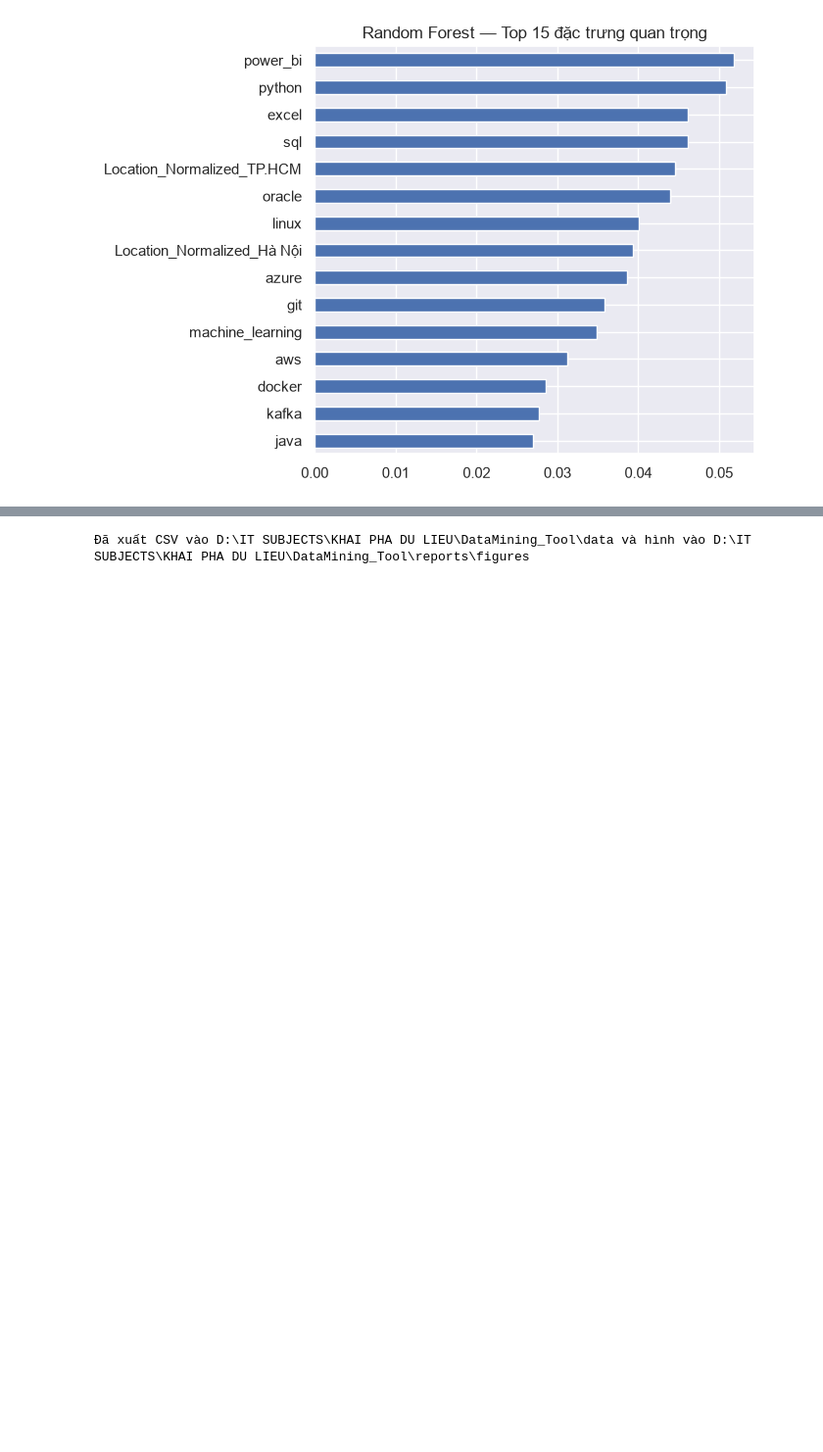
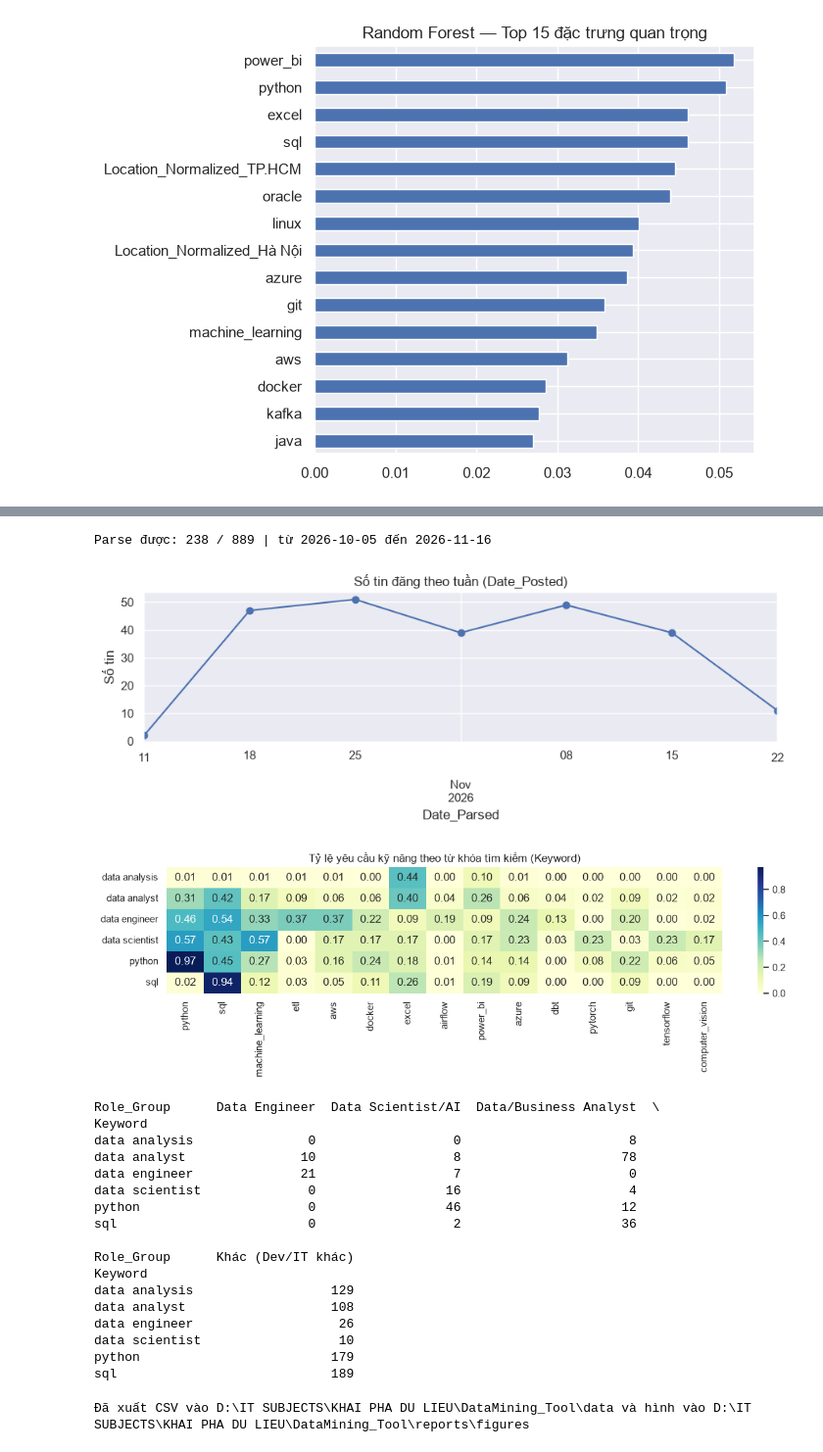
Before and after one commit to thewiin/DataMining_Tool, a Jupyter notebook: notebooks/Nhom29_MiningPipeline.ipynb, the cells around one changed output, grey strips where cells are left out. Shown at 98% size. Saved outputs shown, nothing was run; the diff lists cells and outputs as text; code cells hidden in the pictures; blank space fills up the shorter version.

```diff
--- a/notebooks/Nhom29_MiningPipeline.ipynb
+++ b/notebooks/Nhom29_MiningPipeline.ipynb
@@ -997,3 +1088,34 @@ if "dt_model" in globals():
+# %%
+# Xu hướng thời gian (Date_Posted) và kỹ năng theo Keyword tìm kiếm
+df["Date_Parsed"] = pd.to_datetime(df["Date_Posted"], errors="coerce")
+print("Parse được:", int(df["Date_Parsed"].notna().sum()), "/", len(df), "| từ", df["Date_Parsed"].min().date(), "đến", df["Date_Parsed"].max().date())
+wk = df.dropna(subset=["Date_Parsed"]).set_index("Date_Parsed").resample("W").size()
+plt.figure(figsize=(9,3.5)); wk.plot(marker="o"); plt.title("Số tin đăng theo tuần (Date_Posted)"); plt.ylabel("Số tin"); plt.tight_layout(); plt.show()
+kw_skill = df.groupby("Keyword")[skill_cols].mean(); kw_skill.columns = [c.replace("Skill_","") for c in kw_skill.columns]
+plt.figure(figsize=(12,3.8)); sns.heatmap(kw_skill[top_sk_global], annot=True, fmt=".2f", cmap="YlGnBu")
+plt.title("Tỷ lệ yêu cầu kỹ năng theo từ khóa tìm kiếm (Keyword)"); plt.ylabel(""); plt.tight_layout(); plt.show()
+print(pd.crosstab(df["Keyword"], df["Role_Group"]))
+# %% [output]
+Parse được: 238 / 889 | từ 2026-10-05 đến 2026-11-16
+[figure, added]
+[figure, added]
+Role_Group      Data Engineer  Data Scientist/AI  Data/Business Analyst  \
+Keyword
+data analysis               0                  0                      8
+data analyst               10                  8                     78
+data engineer              21                  7                      0
+data scientist              0                 16                      4
+python                      0                 46                     12
+sql                         0                  2                     36
+
+Role_Group      Khác (Dev/IT khác)
+Keyword
+data analysis                  129
+data analyst                   108
+data engineer                   26
+data scientist                  10
+python                         179
+sql                            189
 # %%
 # 10. Xuất kết quả cho báo cáo
 if "skill_counts" in globals(): skill_counts.to_csv(DATA/"top_skills.csv", header=["Job_Count"], encoding="utf-8-sig")
```
Also changed, not shown: parts of 7 cells of this notebook, 3 other files.
